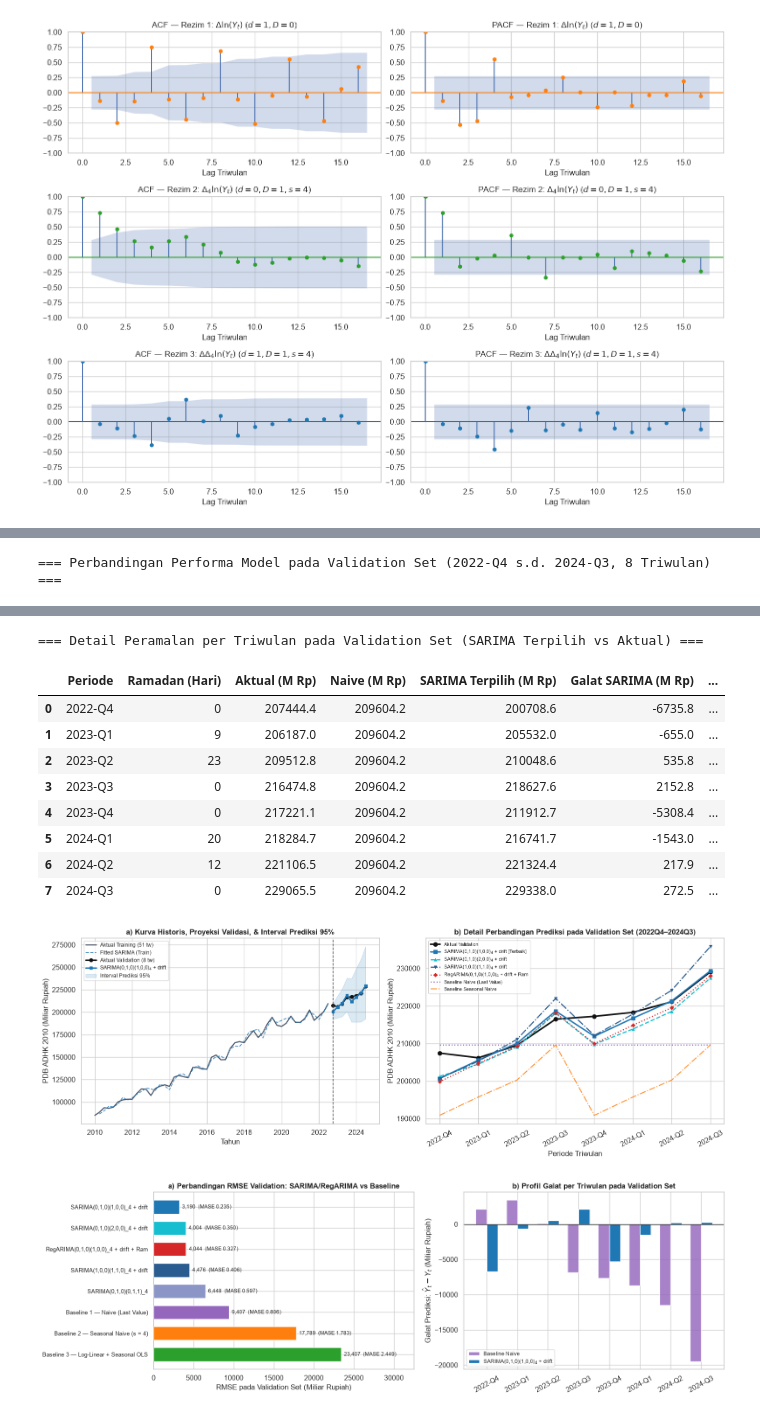
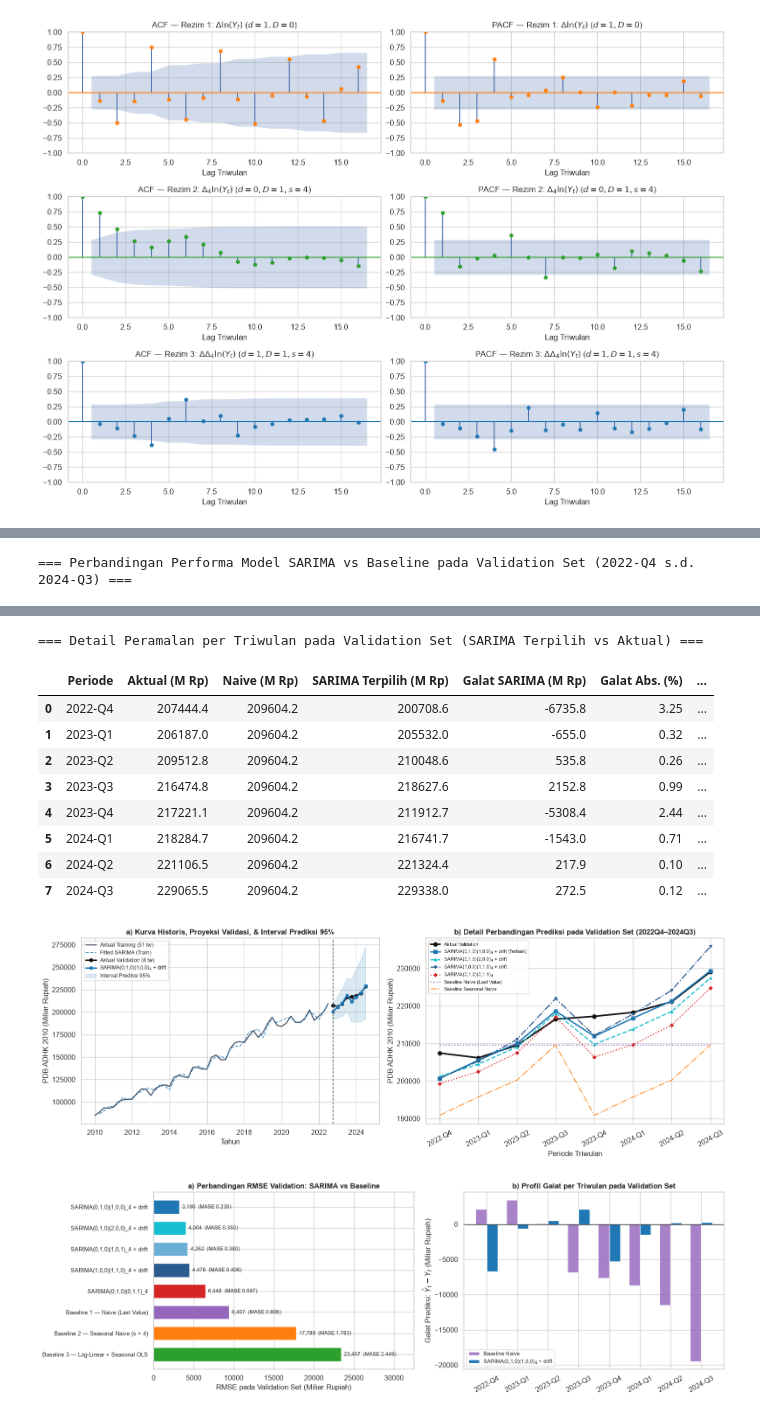
Before and after one commit to DKhrisadi/Time-Series_ADW-A, a Jupyter notebook: notebook/Progress3_Pemodelan_SARIMA.ipynb, the cells around one changed output, grey strips where cells are left out. Drawn from its saved outputs; the diff is of its cells as text; code cells hidden in the pictures.

Commit message:
Progress 3: Fokus murni pemodelan SARIMA (hapus RegARIMA)

```diff
--- a/notebook/Progress3_Pemodelan_SARIMA_RegARIMA.ipynb
+++ b/notebook/Progress3_Pemodelan_SARIMA.ipynb
@@ -50,7 +50,7 @@ PALETTE = {
     'sarima_best': '#1f77b4',
     'sarima_alt1': '#17becf',
     'sarima_alt2': '#2b5c8f',
-    'regarima': '#d62728',
+    'sarima_alt3': '#d62728',
     'naive': '#9467bd',
     'snaive': '#ff7f0e',
     'ols': '#2ca02c',
@@ -72,9 +72,6 @@ test_df = df.iloc[N_TRAIN + N_VAL:].copy()  # DIKUNCI — tidak disentuh untuk p
 y_train = train_df['pdb_mamin_adhk_miliar_rp'].values
 y_val = val_df['pdb_mamin_adhk_miliar_rp'].values
 log_y_train = np.log(y_train)
-
-exog_train = train_df[['hari_ramadan_idul_fitri']].copy()
-exog_val = val_df[['hari_ramadan_idul_fitri']].copy()
 
 # Penyebut MASE: MAE in-sample Seasonal Naive (s = 4) murni pada Training Set
 MASE_DENOM = float(np.mean(np.abs(y_train[4:] - y_train[:-4])))
@@ -579,14 +559,12 @@ eval_models = [
     'SARIMA(0,1,0)(1,0,0)_4 + drift',
     'SARIMA(0,1,0)(2,0,0)_4 + drift',
     'SARIMA(0,1,0)(1,0,1)_4 + drift',
+    'SARIMA(0,1,1)(1,0,1)_4 + drift',
+    'SARIMA(1,1,0)(1,0,1)_4 + drift',
     'SARIMA(1,0,0)(1,1,0)_4 + drift',
     'SARIMA(1,0,0)(0,1,1)_4 + drift',
     'SARIMA(0,1,0)(1,1,0)_4',
     'SARIMA(0,1,0)(0,1,1)_4',
-    'RegARIMA(0,1,0)(1,0,0)_4 + drift + Ram',
-    'RegARIMA(0,1,0)(1,0,1)_4 + drift + Ram',
-    'RegARIMA(1,0,0)(1,1,0)_4 + drift + Ram',
-    'RegARIMA(0,1,0)(0,1,1)_4 + Ram',
 ]
 
 val_rows = [
@@ -597,15 +575,12 @@ val_rows = [
 
 val_forecasts = {}
 val_cis = {}
-
 y_tr_val_log = np.log(np.concatenate([y_train, y_val]))
-ex_tr_val = pd.concat([exog_train, exog_val], ignore_index=True)
 
 for name in eval_models:
     info = fitted_models[name]
     res = info['res']
-    ex_va = exog_val if info['use_exog'] else None
-    fc = res.get_forecast(steps=horizon_val, exog=ex_va)
+    fc = res.get_forecast(steps=horizon_val)
     pred = np.exp(fc.predicted_mean)
     ci = np.exp(fc.conf_int(alpha=0.05))
 
@@ -615,7 +590,7 @@ for name in eval_models:
     in_ci = int(np.sum((y_val >= val_cis[name][:, 0]) & (y_val <= val_cis[name][:, 1])))
 
     # Cek stabilitas 1-langkah (parameter latih dibekukan via .apply, tanpa refit)
-    res_1step = res.apply(y_tr_val_log, exog=(ex_tr_val if info['use_exog'] else None))
+    res_1step = res.apply(y_tr_val_log)
     pred_1step = np.exp(np.asarray(res_1step.fittedvalues)[-horizon_val:])
     rmse_1step = float(np.sqrt(mean_squared_error(y_val, pred_1step)))
 
@@ -628,7 +603,7 @@ for name in eval_models:
     })
 
 val_comparison_df = pd.DataFrame(val_rows).sort_values('RMSE (Miliar Rp)').reset_index(drop=True)
-print('=== Perbandingan Performa Model pada Validation Set (2022-Q4 s.d. 2024-Q3, 8 Triwulan) ===')
+print('=== Perbandingan Performa Model SARIMA vs Baseline pada Validation Set (2022-Q4 s.d. 2024-Q3) ===')
 display(val_comparison_df)
 
 # Tabel detail per triwulan: Aktual vs Best SARIMA vs Best Baseline (Naive)
@@ -638,7 +613,6 @@ best_ci = val_cis[best_name]
 
 quarter_detail = pd.DataFrame({
     'Periode': val_df['periode'].values,
-    'Ramadan (Hari)': val_df['hari_ramadan_idul_fitri'].values,
     'Aktual (M Rp)': np.round(y_val, 1),
     'Naive (M Rp)': np.round(pred_val_naive, 1),
     'SARIMA Terpilih (M Rp)': np.round(best_pred, 1),
@@ -673,7 +647,7 @@ axes[1].plot(x_periods, y_val, color=PALETTE['actual'], marker='o', ms=6.5, lw=2
 axes[1].plot(x_periods, best_pred, color=PALETTE['sarima_best'], marker='s', ms=5.5, lw=2.3, label='SARIMA(0,1,0)(1,0,0)$_4$ + drift [Terbaik]')
 axes[1].plot(x_periods, val_forecasts['SARIMA(0,1,0)(2,0,0)_4 + drift'], color=PALETTE['sarima_alt1'], ls='--', marker='^', ms=5, lw=1.9, label='SARIMA(0,1,0)(2,0,0)$_4$ + drift')
 axes[1].plot(x_periods, val_forecasts['SARIMA(1,0,0)(1,1,0)_4 + drift'], color=PALETTE['sarima_alt2'], ls='-.', marker='v', ms=5, lw=1.8, label='SARIMA(1,0,0)(1,1,0)$_4$ + drift')
-axes[1].plot(x_periods, val_forecasts['RegARIMA(0,1,0)(1,0,0)_4 + drift + Ram'], color=PALETTE['regarima'], ls=':', marker='D', ms=4.5, lw=1.8, label='RegARIMA(0,1,0)(1,0,0)$_4$ + drift + Ram')
+axes[1].plot(x_periods, val_forecasts['SARIMA(0,1,0)(0,1,1)_4'], color=PALETTE['sarima_alt3'], ls=':', marker='D', ms=4.5, lw=1.8, label='SARIMA(0,1,0)(0,1,1)$_4$')
 axes[1].plot(x_periods, pred_val_naive, color=PALETTE['naive'], ls=':', lw=1.8, label='Baseline Naive (Last Value)')
 axes[1].plot(x_periods, pred_val_snaive, color=PALETTE['snaive'], ls='-.', lw=1.6, alpha=0.85, label='Baseline Seasonal Naive')
 axes[1].set_title('b) Detail Perbandingan Prediksi pada Validation Set (2022Q4–2024Q3)', fontweight='bold')
@@ -688,11 +662,11 @@ plt.show()
 # --- FIGURE 2: Perbandingan RMSE & Galat per Kuartal ---
 fig, axes = plt.subplots(1, 2, figsize=(16, 5.2))
 
-# Panel (a): Bar chart RMSE Validation (Model Utama vs Baseline)
+# Panel (a): Bar chart RMSE Validation (SARIMA vs Baseline)
 bar_models = [
     'SARIMA(0,1,0)(1,0,0)_4 + drift',
     'SARIMA(0,1,0)(2,0,0)_4 + drift',
-    'RegARIMA(0,1,0)(1,0,0)_4 + drift + Ram',
+    'SARIMA(0,1,0)(1,0,1)_4 + drift',
     'SARIMA(1,0,0)(1,1,0)_4 + drift',
     'SARIMA(0,1,0)(0,1,1)_4',
     'Baseline 1 — Naive (Last Value)',
@@ -701,8 +675,8 @@ bar_models = [
 ]
 bar_df = val_comparison_df[val_comparison_df['Model'].isin(bar_models)].set_index('Model').loc[bar_models]
 bar_colors = [
-    PALETTE['sarima_best'], PALETTE['sarima_alt1'], PALETTE['regarima'],
-    PALETTE['sarima_alt2'], '#8c96c6', PALETTE['naive'], PALETTE['snaive'], PALETTE['ols'],
+    PALETTE['sarima_best'], PALETTE['sarima_alt1'], '#6baed6',
+    PALETTE['sarima_alt2'], PALETTE['sarima_alt3'], PALETTE['naive'], PALETTE['snaive'], PALETTE['ols'],
 ]
 y_pos = np.arange(len(bar_df))
 bars = axes[0].barh(y_pos, bar_df['RMSE (Miliar Rp)'].values, color=bar_colors, height=0.65)
@@ -710,7 +684,7 @@ axes[0].set_yticks(y_pos)
 axes[0].set_yticklabels(bar_df.index, fontsize=9)
 axes[0].invert_yaxis()
 axes[0].set_xlabel('RMSE pada Validation Set (Miliar Rupiah)')
-axes[0].set_title('a) Perbandingan RMSE Validation: SARIMA/RegARIMA vs Baseline', fontweight='bold')
+axes[0].set_title('a) Perbandingan RMSE Validation: SARIMA vs Baseline', fontweight='bold')
 axes[0].set_xlim(0, 32500)
 for bar, rmse_v, mase_v in zip(bars, bar_df['RMSE (Miliar Rp)'].values, bar_df['MASE'].values):
     axes[0].text(rmse_v + 350, bar.get_y() + bar.get_height() / 2,
@@ -733,7 +707,7 @@ axes[1].legend(loc='lower left', fontsize=8.8)
 plt.tight_layout()
 plt.show()
 # %% [output]
-=== Perbandingan Performa Model pada Validation Set (2022-Q4 s.d. 2024-Q3, 8 Triwulan) ===
+=== Perbandingan Performa Model SARIMA vs Baseline pada Validation Set (2022-Q4 s.d. 2024-Q3) ===
 |  | Model | Diagnostik | RMSE (Miliar Rp) | MAE (Miliar Rp) | MAPE (%) | sMAPE (%) | MASE | 95% PI Cov. | ... |
 | 0 | SARIMA(0,1,0)(1,0,0)_4 + drift | Lolos | 3189.90 | 2177.65 | 1.023 | 1.033 | 0.235 | 8/8 | ... |
 | 1 | SARIMA(0,1,0)(2,0,0)_4 + drift | Lolos | 4004.44 | 3251.33 | 1.511 | 1.528 | 0.350 | 8/8 | ... |
@@ -752,14 +724,14 @@ plt.show()
 === Detail Peramalan per Triwulan pada Validation Set (SARIMA Terpilih vs Aktual) ===
-|  | Periode | Ramadan (Hari) | Aktual (M Rp) | Naive (M Rp) | SARIMA Terpilih (M Rp) | Galat SARIMA (M Rp) | ... |
-| 0 | 2022-Q4 | 0 | 207444.4 | 209604.2 | 200708.6 | -6735.8 | ... |
-| 1 | 2023-Q1 | 9 | 206187.0 | 209604.2 | 205532.0 | -655.0 | ... |
-| 2 | 2023-Q2 | 23 | 209512.8 | 209604.2 | 210048.6 | 535.8 | ... |
-| 3 | 2023-Q3 | 0 | 216474.8 | 209604.2 | 218627.6 | 2152.8 | ... |
-| 4 | 2023-Q4 | 0 | 217221.1 | 209604.2 | 211912.7 | -5308.4 | ... |
-| 5 | 2024-Q1 | 20 | 218284.7 | 209604.2 | 216741.7 | -1543.0 | ... |
-| 6 | 2024-Q2 | 12 | 221106.5 | 209604.2 | 221324.4 | 217.9 | ... |
-| 7 | 2024-Q3 | 0 | 229065.5 | 209604.2 | 229338.0 | 272.5 | ... |
+|  | Periode | Aktual (M Rp) | Naive (M Rp) | SARIMA Terpilih (M Rp) | Galat SARIMA (M Rp) | Galat Abs. (%) | ... |
+| 0 | 2022-Q4 | 207444.4 | 209604.2 | 200708.6 | -6735.8 | 3.25 | ... |
+| 1 | 2023-Q1 | 206187.0 | 209604.2 | 205532.0 | -655.0 | 0.32 | ... |
+| 2 | 2023-Q2 | 209512.8 | 209604.2 | 210048.6 | 535.8 | 0.26 | ... |
+| 3 | 2023-Q3 | 216474.8 | 209604.2 | 218627.6 | 2152.8 | 0.99 | ... |
+| 4 | 2023-Q4 | 217221.1 | 209604.2 | 211912.7 | -5308.4 | 2.44 | ... |
+| 5 | 2024-Q1 | 218284.7 | 209604.2 | 216741.7 | -1543.0 | 0.71 | ... |
+| 6 | 2024-Q2 | 221106.5 | 209604.2 | 221324.4 | 217.9 | 0.10 | ... |
+| 7 | 2024-Q3 | 229065.5 | 209604.2 | 229338.0 | 272.5 | 0.12 | ... |
-[figure, old version]
+[figure, new version]
-[figure, old version]
+[figure, new version]
 # %% [markdown]
 **Analisis Evaluasi Validation Set (`2022-Q4`–`2024-Q3`):**
```
Also changed, not shown: parts of 16 cells of this notebook, 1 other file.
